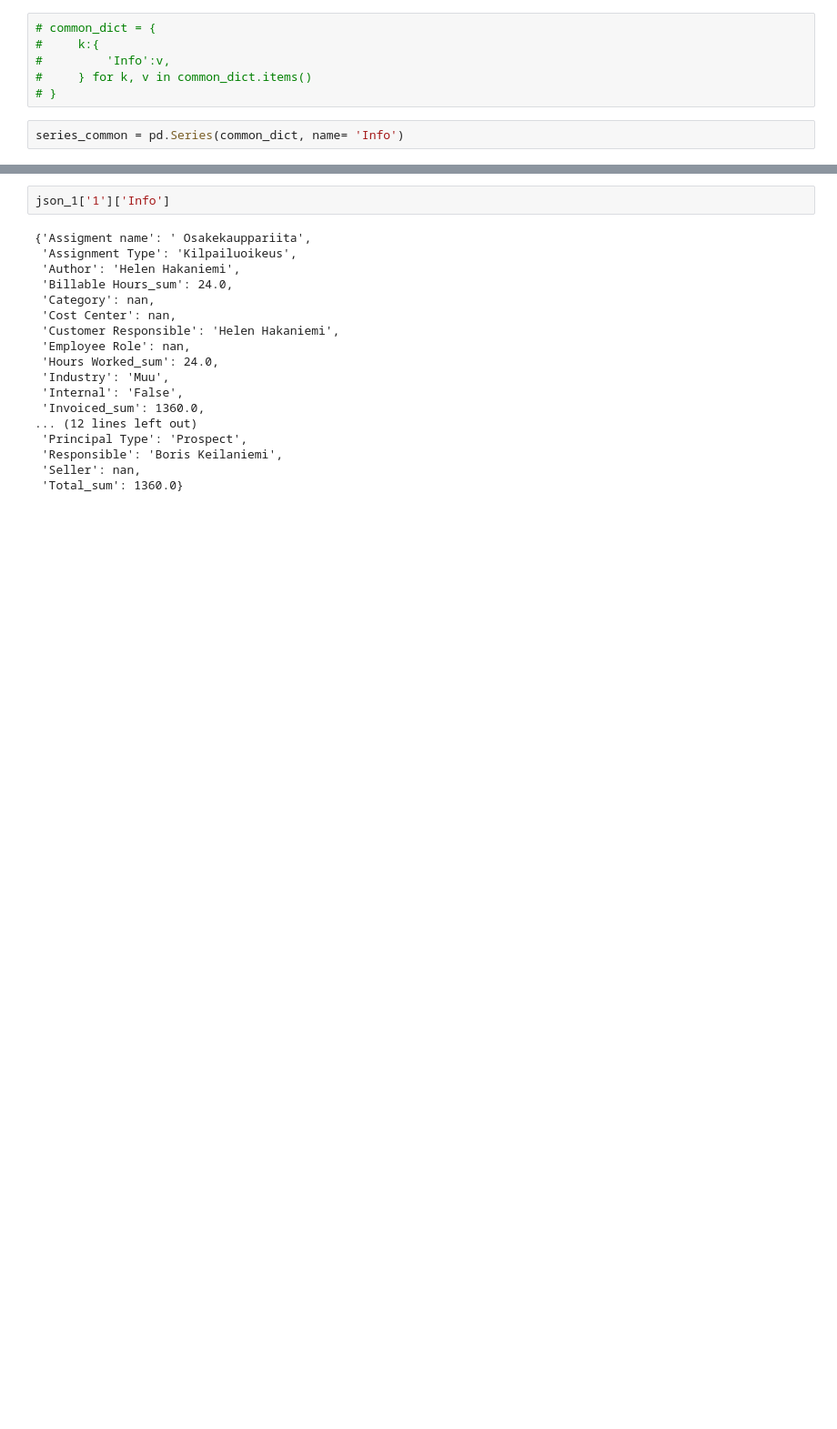
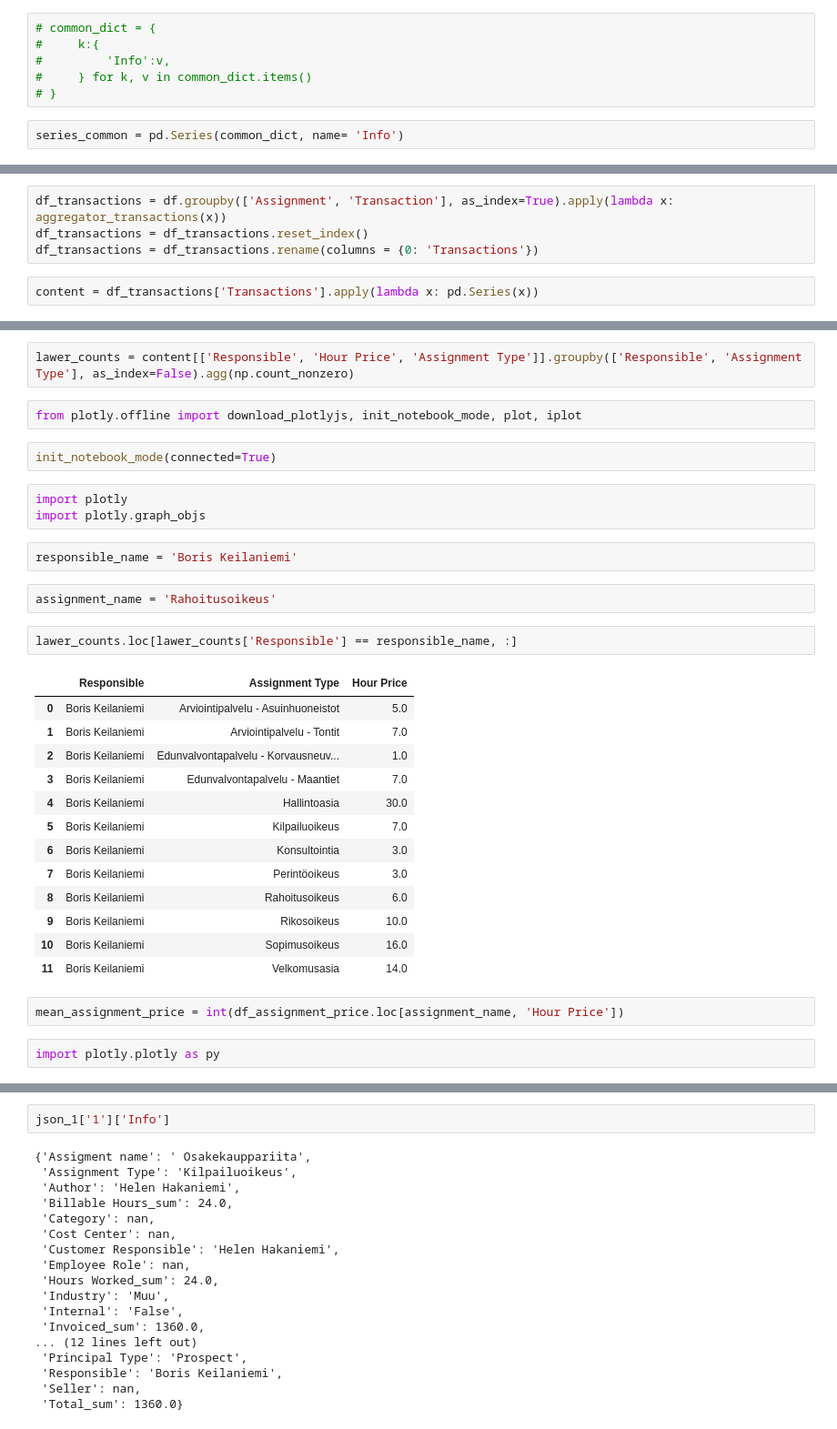
Before and after one commit to akarazeev/LegalTech, a Jupyter notebook: Notebook_Exploration.ipynb, the cells around one changed output, grey strips where cells are left out. Shown at 91% size. Saved outputs shown, nothing was run; the diff lists cells and outputs as text; blank space fills up the shorter version.

```diff
--- a/Notebook_Exploration.ipynb
+++ b/Notebook_Exploration.ipynb
@@ -121,0 +194,6 @@ json_1 = pd.concat([series_common, series_uncommon], axis=1).T.to_dict()
+# %%
+df_transactions = df.groupby(['Assignment', 'Transaction'], as_index=True).apply(lambda x: aggregator_transactions(x))
+df_transactions = df_transactions.reset_index()
+df_transactions = df_transactions.rename(columns = {0: 'Transactions'})
+# %%
+content = df_transactions['Transactions'].apply(lambda x: pd.Series(x))
@@ -121,0 +229,33 @@ json_1 = pd.concat([series_common, series_uncommon], axis=1).T.to_dict()
+# %%
+lawer_counts = content[['Responsible', 'Hour Price', 'Assignment Type']].groupby(['Responsible', 'Assignment Type'], as_index=False).agg(np.count_nonzero)
+# %%
+from plotly.offline import download_plotlyjs, init_notebook_mode, plot, iplot
+# %%
+init_notebook_mode(connected=True)
+# %%
+import plotly
+import plotly.graph_objs
+# %%
+responsible_name = 'Boris Keilaniemi'
+# %%
+assignment_name = 'Rahoitusoikeus'
+# %%
+lawer_counts.loc[lawer_counts['Responsible'] == responsible_name, :]
+# %% [output]
+|  | Responsible | Assignment Type | Hour Price |
+| 0 | Boris Keilaniemi | Arviointipalvelu - Asuinhuoneistot | 5.0 |
+| 1 | Boris Keilaniemi | Arviointipalvelu - Tontit | 7.0 |
+| 2 | Boris Keilaniemi | Edunvalvontapalvelu - Korvausneuv... | 1.0 |
+| 3 | Boris Keilaniemi | Edunvalvontapalvelu - Maantiet | 7.0 |
+| 4 | Boris Keilaniemi | Hallintoasia | 30.0 |
+| 5 | Boris Keilaniemi | Kilpailuoikeus | 7.0 |
+| 6 | Boris Keilaniemi | Konsultointia | 3.0 |
+| 7 | Boris Keilaniemi | Perintöoikeus | 3.0 |
+| 8 | Boris Keilaniemi | Rahoitusoikeus | 6.0 |
+| 9 | Boris Keilaniemi | Rikosoikeus | 10.0 |
+| 10 | Boris Keilaniemi | Sopimusoikeus | 16.0 |
+| 11 | Boris Keilaniemi | Velkomusasia | 14.0 |
+# %%
+mean_assignment_price = int(df_assignment_price.loc[assignment_name, 'Hour Price'])
+# %%
+import plotly.plotly as py
```
Also changed, not shown: parts of 16 cells of this notebook, 1 other file.
